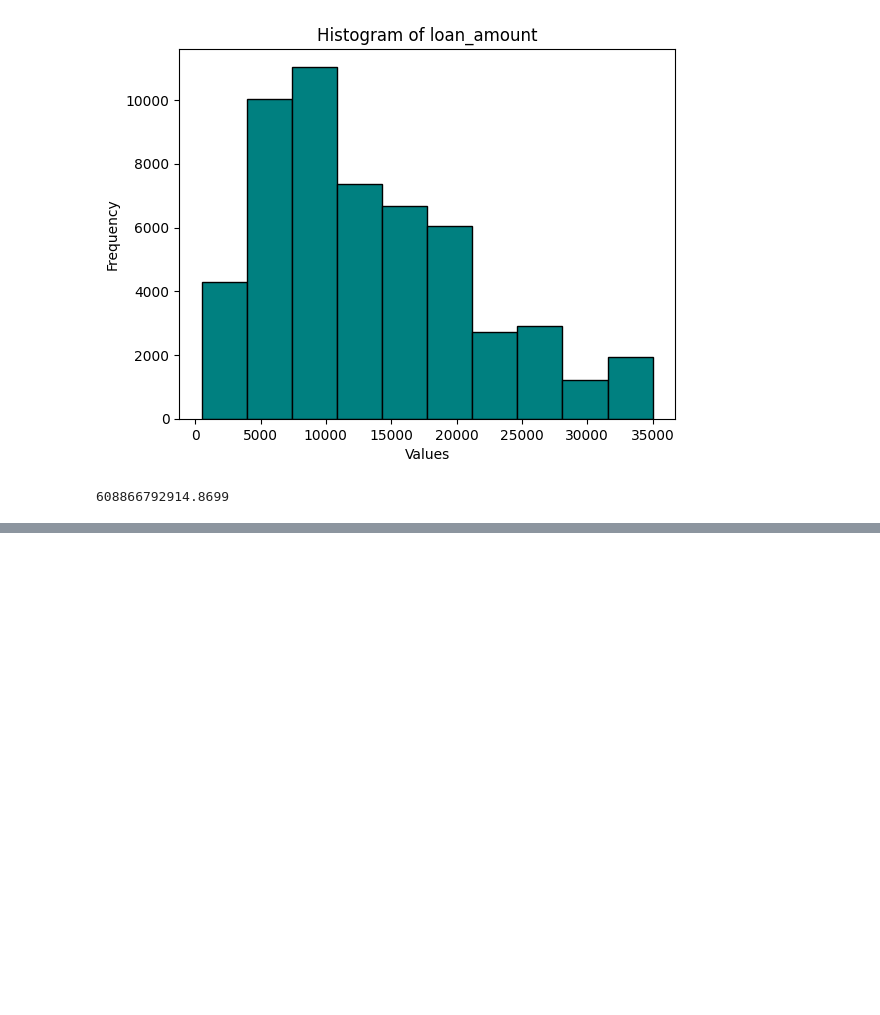
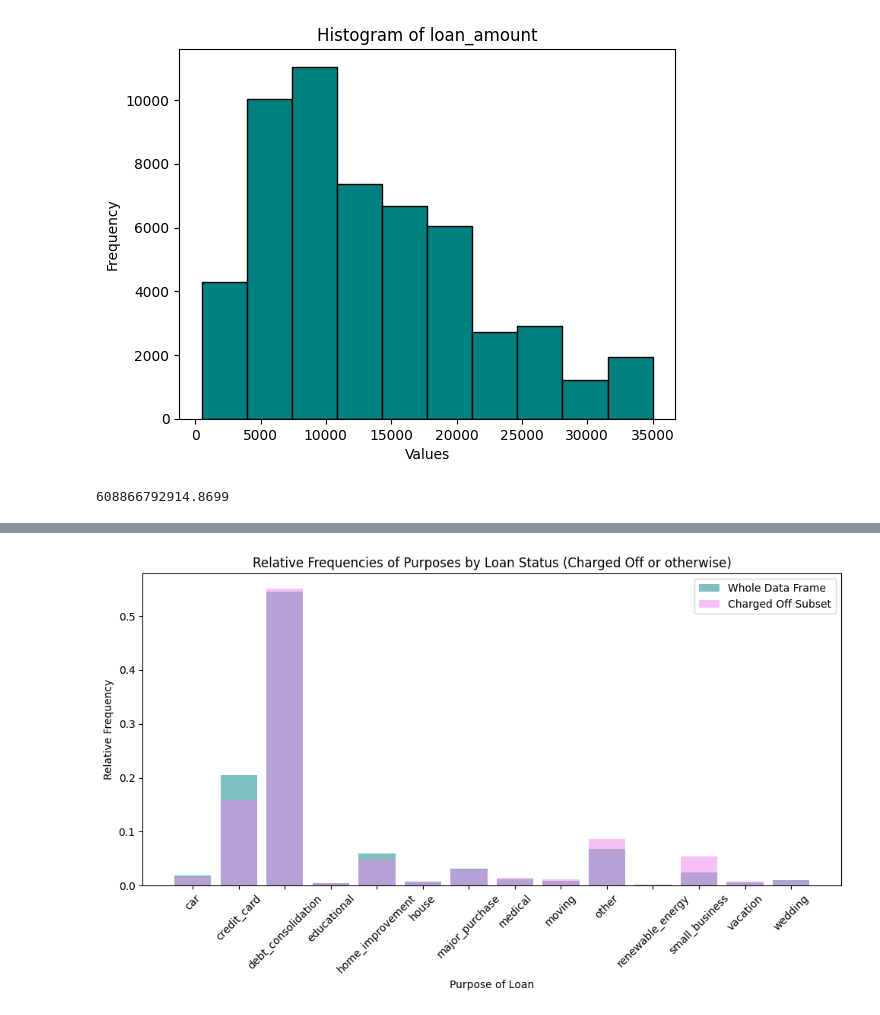
Before and after one commit to ThanksCheersHrng/exploratory-data-analysis---customer-loans-in-finance202, a Jupyter notebook: analysis_and_visualisation_workspace_1.ipynb, the cells around one changed output, grey strips where cells are left out. Cells and saved outputs as stored; diff of their text form; code cells hidden in the pictures; blank space fills up the shorter version.

```diff
--- a/analysis_and_visualisation_workspace_1.ipynb
+++ b/analysis_and_visualisation_workspace_1.ipynb
@@ -503,3 +503,13 @@ This prompt is much more vauge and open-ended, so I'll set myself some precise g
 3. Investigate whether linear regression with a Binomial Distribution of output would be easily easible in Python-- may be able to distill the five potential indiciators, above, into a model.
 4. Compare distributions (as histograms) of the five potential indicators above (fewer if some low correlations have so suggested) when only in the charged_off_df vs when in the entire population, finance_df.
 5. Selecting the best possible indicators based on the methods above, check the 'Late' loans to see if any may be at risk of turning to 'Charged off.'
+# %%
+#finance_df['grade'].dtype
+#finance_df['grade'].value_counts()
+
+# A little in-place "data cleaning" now that I know how this might be used.
+grade_map = {'A': 7, 'B': 6, 'C': 5, 'D': 4, 'E': 3, 'F': 2, 'G': 1}
+
+finance_df['grade'] = finance_df['grade'].map(grade_map)
+charged_off_df['grade'] = charged_off_df['grade'].map(grade_map)
+late_df['grade'] = late_df['grade'].map(grade_map)
@@ -505,0 +535,26 @@ This prompt is much more vauge and open-ended, so I'll set myself some precise g
+# %%
+# Calculate relative frequencies for each dataframe
+relative_freq_df1 = finance_df['purpose'].value_counts(normalize=True).sort_index()
+relative_freq_df2 = charged_off_df['purpose'].value_counts(normalize=True).sort_index()
+
+# Plotting
+plt.figure(figsize=(10, 6))
+
+# Plot relative frequencies for df1
+plt.bar(relative_freq_df1.index, relative_freq_df1.values, color='teal', alpha=0.5, label='Whole Data Frame')
+
+# Plot relative frequencies for df2
+plt.bar(relative_freq_df2.index, relative_freq_df2.values, color='violet', alpha=0.5, label='Charged Off Subset')
+
+# Adding labels and title
+plt.xlabel('Purpose of Loan')
+plt.ylabel('Relative Frequency')
+plt.title('Relative Frequencies of Purposes by Loan Status (Charged Off or otherwise)')
+plt.xticks(rotation=45)
+plt.legend()
+
+# Show plot
+plt.tight_layout()
+plt.show()
+# %% [output]
+[figure, added]
```
Also changed, not shown: parts of 28 cells of this notebook.
